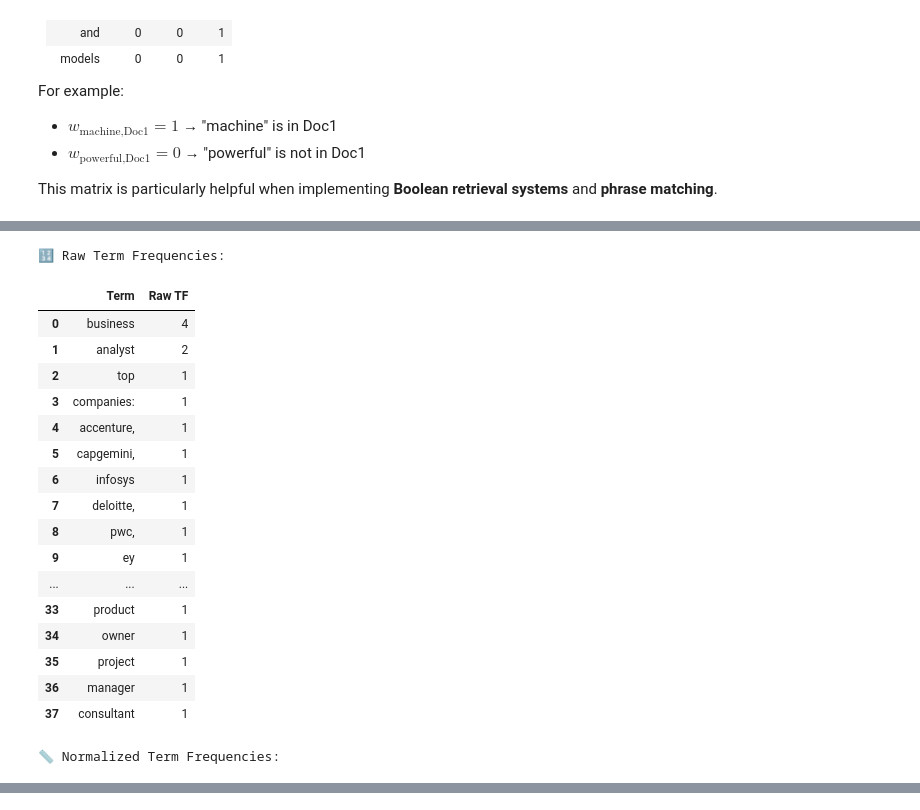
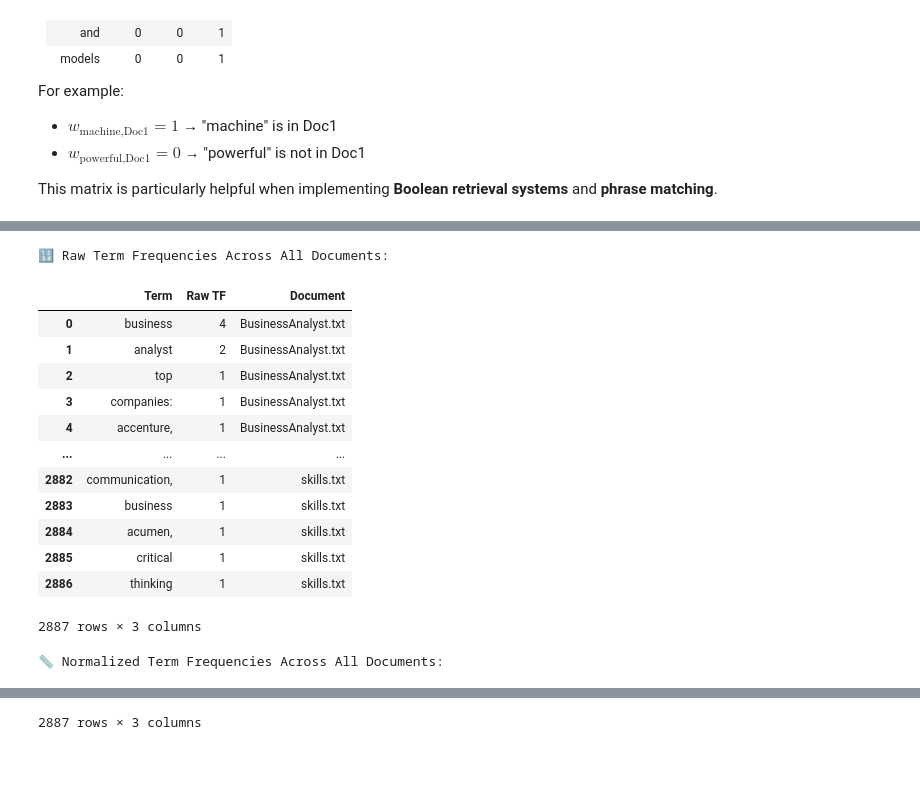
Before and after one commit to theRedeemer997/IRBasics-VectorSpaceProximity-workshop, a Jupyter notebook: IRBasics_VectorSpaceProximity.ipynb, the cells around one changed output, grey strips where cells are left out. Cells and saved outputs as stored; diff of their text form; code cells hidden in the pictures; blank space fills up the shorter version.

```diff
--- a/IRBasics_VectorSpaceProximity.ipynb
+++ b/IRBasics_VectorSpaceProximity.ipynb
@@ -285,47 +390,53 @@ display(dict(incidence_matrix))
 # %%
 # 📘 Example: Term Frequency (TF)
 
 import pandas as pd
 from collections import Counter
 
-# Sample document
-doc1 = documents[0]  # Use the first document for demonstration
+# Store TF results
+all_tf_raw = []
+all_tf_normalized = []
 
-# Tokenize the document (simple lowercase + split)
-tokens = doc1.lower().split()
+# Process each document
+for i, doc in enumerate(documents):
+    tokens = doc.lower().split()
+    tf_raw = Counter(tokens)
+    total_terms = len(tokens)
+    tf_normalized = {term: count / total_terms for term, count in tf_raw.items()}
 
-# Count term frequencies
-tf_raw = Counter(tokens)
+    # Convert to DataFrames and label with doc index
+    raw_df = pd.DataFrame(tf_raw.items(), columns=["Term", "Raw TF"])
+    raw_df["Document"] = doc_names[i]  # Use document name for labeling"
 
-# Total number of words
-total_terms = len(tokens)
+    norm_df = pd.DataFrame(tf_normalized.items(), columns=["Term", "TF (Normalized)"])
+    norm_df["Document"] = doc_names[i]
 
-# Compute normalized TF
-tf_normalized = {term: count / total_terms for term, count in tf_raw.items()}
+    all_tf_raw.append(raw_df)
+    all_tf_normalized.append(norm_df)
+
+# Combine all results into single DataFrames
+df_raw_all = pd.concat(all_tf_raw, ignore_index=True)
+df_norm_all = pd.concat(all_tf_normalized, ignore_index=True)
 
 # Display results
-print("🔢 Raw Term Frequencies:")
-display(pd.DataFrame(tf_raw.items(), columns=["Term", "Raw TF"]))
+print("🔢 Raw Term Frequencies Across All Documents:")
+display(df_raw_all)
 
-print("\n📏 Normalized Term Frequencies:")
-display(pd.DataFrame(tf_normalized.items(), columns=["Term", "TF (Normalized)"]))
+print("\n📏 Normalized Term Frequencies Across All Documents:")
+display(df_norm_all)
 # %% [output]
-🔢 Raw Term Frequencies:
+🔢 Raw Term Frequencies Across All Documents:
-|  | Term | Raw TF |
-| 0 | business | 4 |
-| 1 | analyst | 2 |
-| 2 | top | 1 |
-| 3 | companies: | 1 |
-| 4 | accenture, | 1 |
-| 5 | capgemini, | 1 |
-| 6 | infosys | 1 |
-| 7 | deloitte, | 1 |
-| 8 | pwc, | 1 |
-| 9 | ey | 1 |
-| ... | ... | ... |
-| 33 | product | 1 |
-| 34 | owner | 1 |
-| 35 | project | 1 |
-| 36 | manager | 1 |
-| 37 | consultant | 1 |
+|  | Term | Raw TF | Document |
+| 0 | business | 4 | BusinessAnalyst.txt |
+| 1 | analyst | 2 | BusinessAnalyst.txt |
+| 2 | top | 1 | BusinessAnalyst.txt |
+| 3 | companies: | 1 | BusinessAnalyst.txt |
+| 4 | accenture, | 1 | BusinessAnalyst.txt |
+| ... | ... | ... | ... |
+| 2882 | communication, | 1 | skills.txt |
+| 2883 | business | 1 | skills.txt |
+| 2884 | acumen, | 1 | skills.txt |
+| 2885 | critical | 1 | skills.txt |
+| 2886 | thinking | 1 | skills.txt |
-📏 Normalized Term Frequencies:
+2887 rows × 3 columns
+📏 Normalized Term Frequencies Across All Documents:
@@ -348,0 +455 @@ display(pd.DataFrame(tf_normalized.items(), columns=["Term", "TF (Normalized)"])
+2887 rows × 3 columns
```
Also changed, not shown: parts of 6 cells of this notebook.
